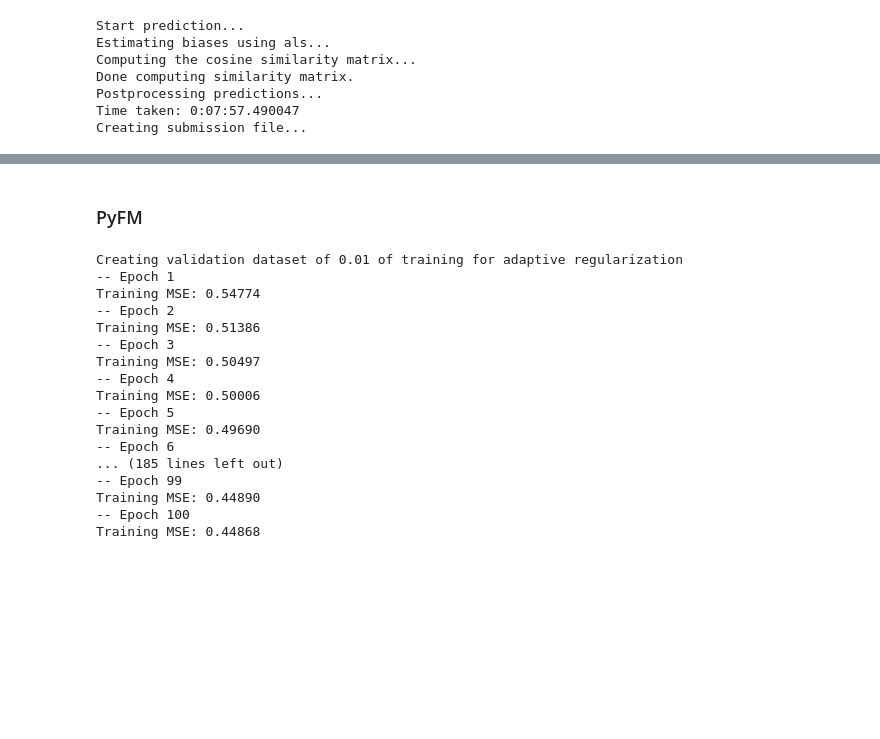
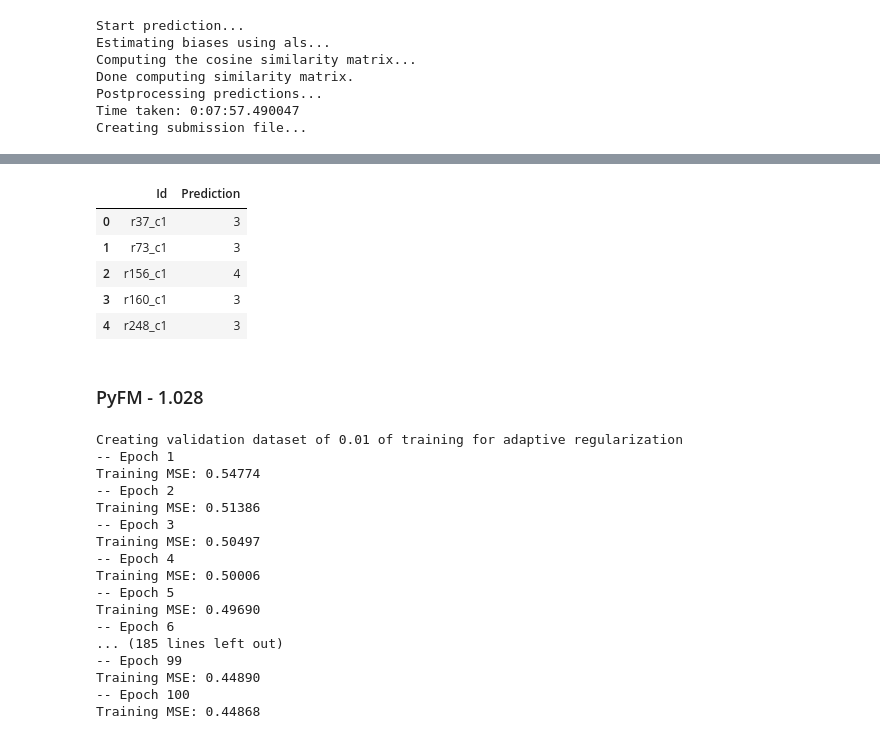
Before and after one commit to yukixLLL/MLProjects, a Jupyter notebook: Project2/run_yw.ipynb, the cells around one changed output, grey strips where cells are left out. Saved outputs shown, nothing was run; the diff lists cells and outputs as text; code cells hidden in the pictures; blank space fills up the shorter version.

```diff
--- a/Project2/run_yw.ipynb
+++ b/Project2/run_yw.ipynb
@@ -487,0 +511,8 @@ Creating submission file...
+# %%
+# ------Time:17872 days, 12:09:10.825712, rmse: 0.9902320847559991, k: 100, name: pearson_baseline, user_based: False------
+t.start()
+algo = KNNBaseline(k=100, sim_options={'name': 'pearson_baseline', 'user_based': False})
+predictions = surprise_algo(algo)
+t.stop()
+submission = create_csv_submission(predictions)
+submission.to_csv("suprise_knnBaseline_best_params.csv") # still 1.025 ... :(
@@ -488,5 +527,14 @@ Creating submission file...
+# %%
+submission.head()
+# %% [output]
+|  | Id | Prediction |
+| 0 | r37_c1 | 3 |
+| 1 | r73_c1 | 3 |
+| 2 | r156_c1 | 4 |
+| 3 | r160_c1 | 3 |
+| 4 | r248_c1 | 3 |
 # %% [markdown]
-### PyFM
+### PyFM -  1.028
 # %%
 from pyfm import pylibfm
 from sklearn.feature_extraction import DictVectorizer
```
Also changed, not shown: parts of 4 cells of this notebook, 2 other files.
